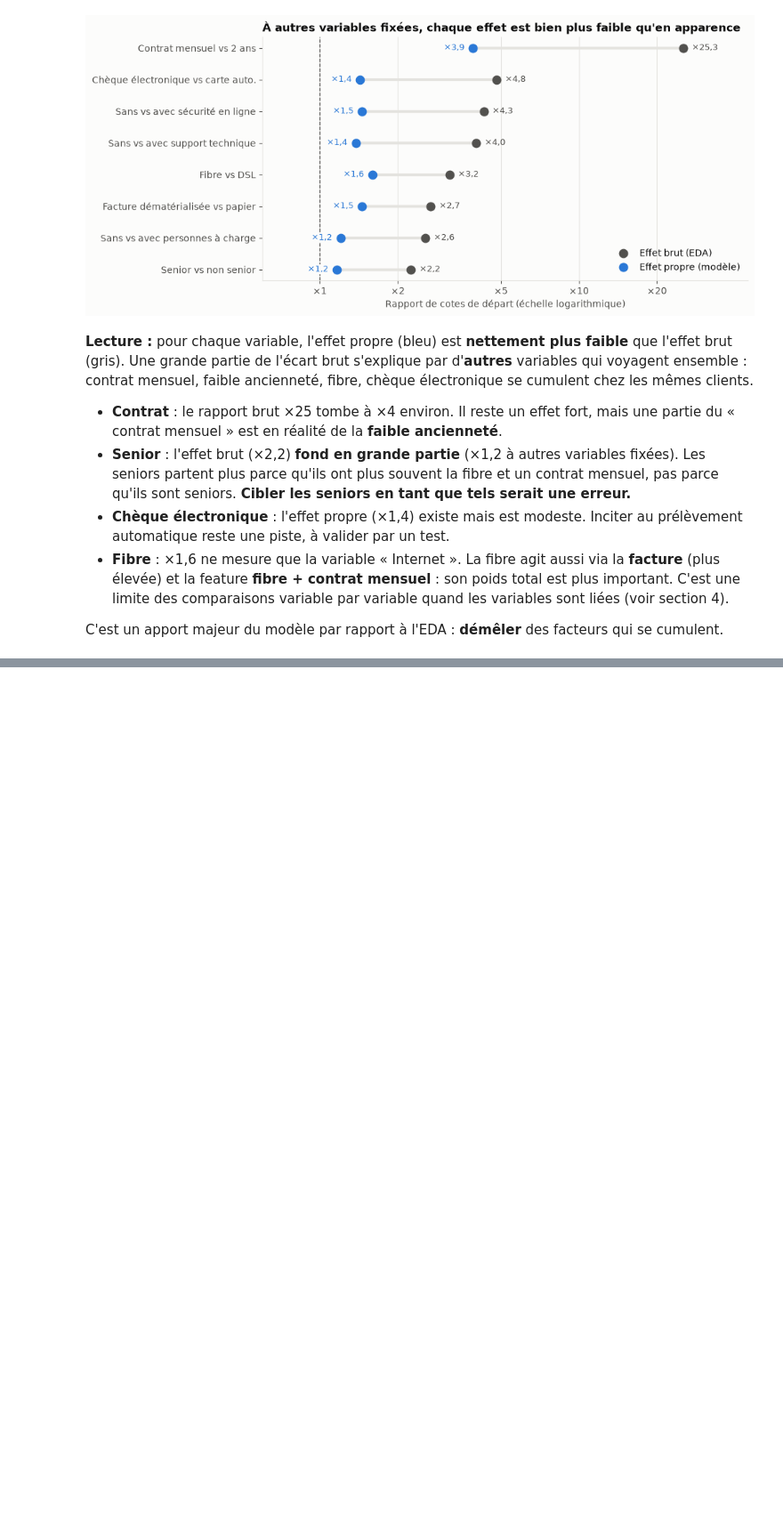
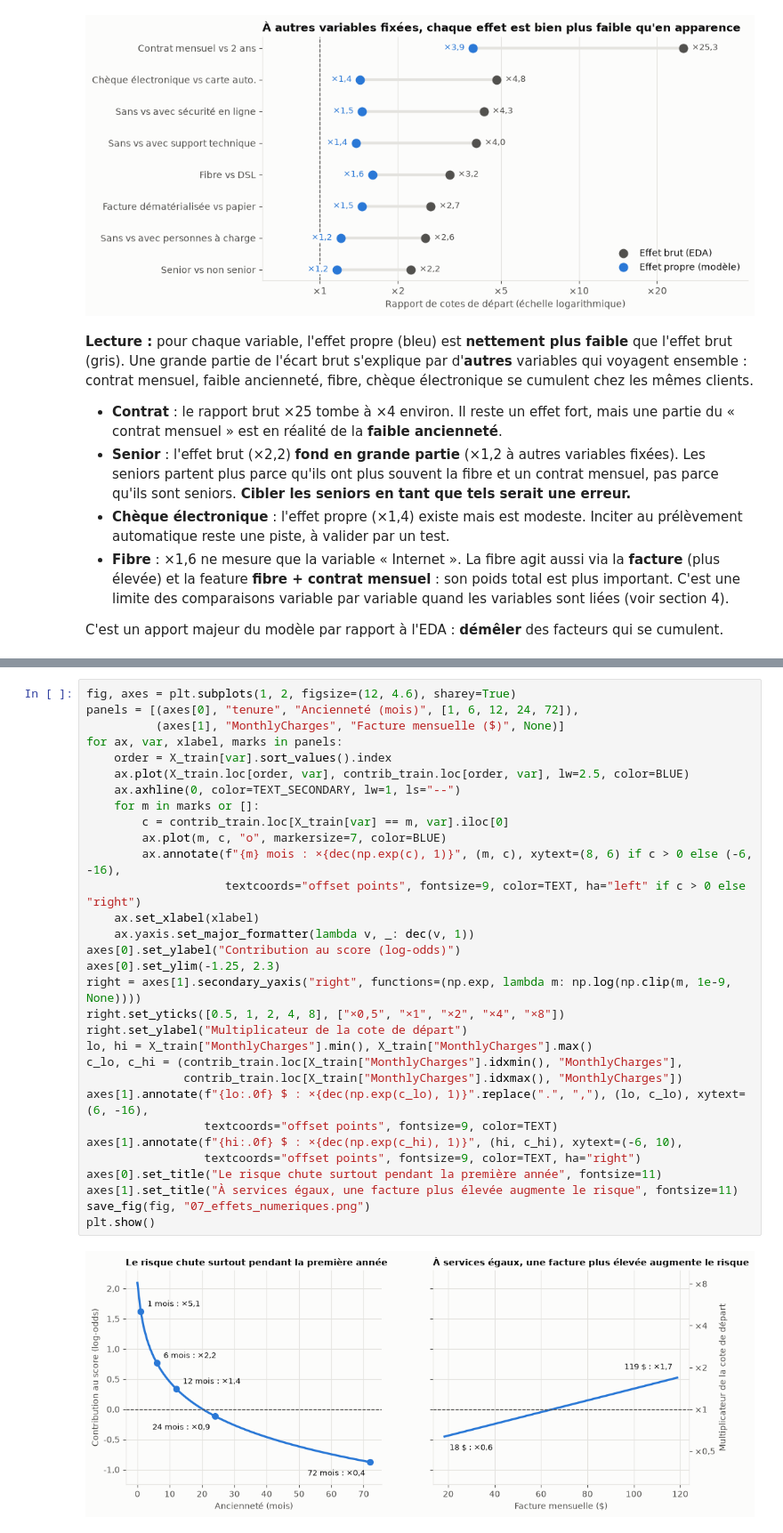
Before and after one commit to cheikhahmedtidiane/projet_churn_clients, a Jupyter notebook: notebooks/07_explicabilite.ipynb, the cells around one changed output, grey strips where cells are left out. Shown at 89% size. Cells and saved outputs as stored; diff of their text form; blank space fills up the shorter version.

Commit message:
Phase 7.3 : effets des variables (ancienneté, facture, modalités) et leviers de rétention

```diff
--- a/notebooks/07_explicabilite.ipynb
+++ b/notebooks/07_explicabilite.ipynb
@@ -152,0 +159,33 @@ C'est un apport majeur du modèle par rapport à l'EDA : **démêler** des facte
+# %%
+fig, axes = plt.subplots(1, 2, figsize=(12, 4.6), sharey=True)
+panels = [(axes[0], "tenure", "Ancienneté (mois)", [1, 6, 12, 24, 72]),
+          (axes[1], "MonthlyCharges", "Facture mensuelle ($)", None)]
+for ax, var, xlabel, marks in panels:
+    order = X_train[var].sort_values().index
+    ax.plot(X_train.loc[order, var], contrib_train.loc[order, var], lw=2.5, color=BLUE)
+    ax.axhline(0, color=TEXT_SECONDARY, lw=1, ls="--")
+    for m in marks or []:
+        c = contrib_train.loc[X_train[var] == m, var].iloc[0]
+        ax.plot(m, c, "o", markersize=7, color=BLUE)
+        ax.annotate(f"{m} mois : ×{dec(np.exp(c), 1)}", (m, c), xytext=(8, 6) if c > 0 else (-6, -16),
+                    textcoords="offset points", fontsize=9, color=TEXT, ha="left" if c > 0 else "right")
+    ax.set_xlabel(xlabel)
+    ax.yaxis.set_major_formatter(lambda v, _: dec(v, 1))
+axes[0].set_ylabel("Contribution au score (log-odds)")
+axes[0].set_ylim(-1.25, 2.3)
+right = axes[1].secondary_yaxis("right", functions=(np.exp, lambda m: np.log(np.clip(m, 1e-9, None))))
+right.set_yticks([0.5, 1, 2, 4, 8], ["×0,5", "×1", "×2", "×4", "×8"])
+right.set_ylabel("Multiplicateur de la cote de départ")
+lo, hi = X_train["MonthlyCharges"].min(), X_train["MonthlyCharges"].max()
+c_lo, c_hi = (contrib_train.loc[X_train["MonthlyCharges"].idxmin(), "MonthlyCharges"],
+              contrib_train.loc[X_train["MonthlyCharges"].idxmax(), "MonthlyCharges"])
+axes[1].annotate(f"{lo:.0f} $ : ×{dec(np.exp(c_lo), 1)}".replace(".", ","), (lo, c_lo), xytext=(6, -16),
+                 textcoords="offset points", fontsize=9, color=TEXT)
+axes[1].annotate(f"{hi:.0f} $ : ×{dec(np.exp(c_hi), 1)}", (hi, c_hi), xytext=(-6, 10),
+                 textcoords="offset points", fontsize=9, color=TEXT, ha="right")
+axes[0].set_title("Le risque chute surtout pendant la première année", fontsize=11)
+axes[1].set_title("À services égaux, une facture plus élevée augmente le risque", fontsize=11)
+save_fig(fig, "07_effets_numeriques.png")
+plt.show()
+# %% [output]
+[figure, added]
```
Also changed, not shown: parts of 6 cells of this notebook, 2 other files.
